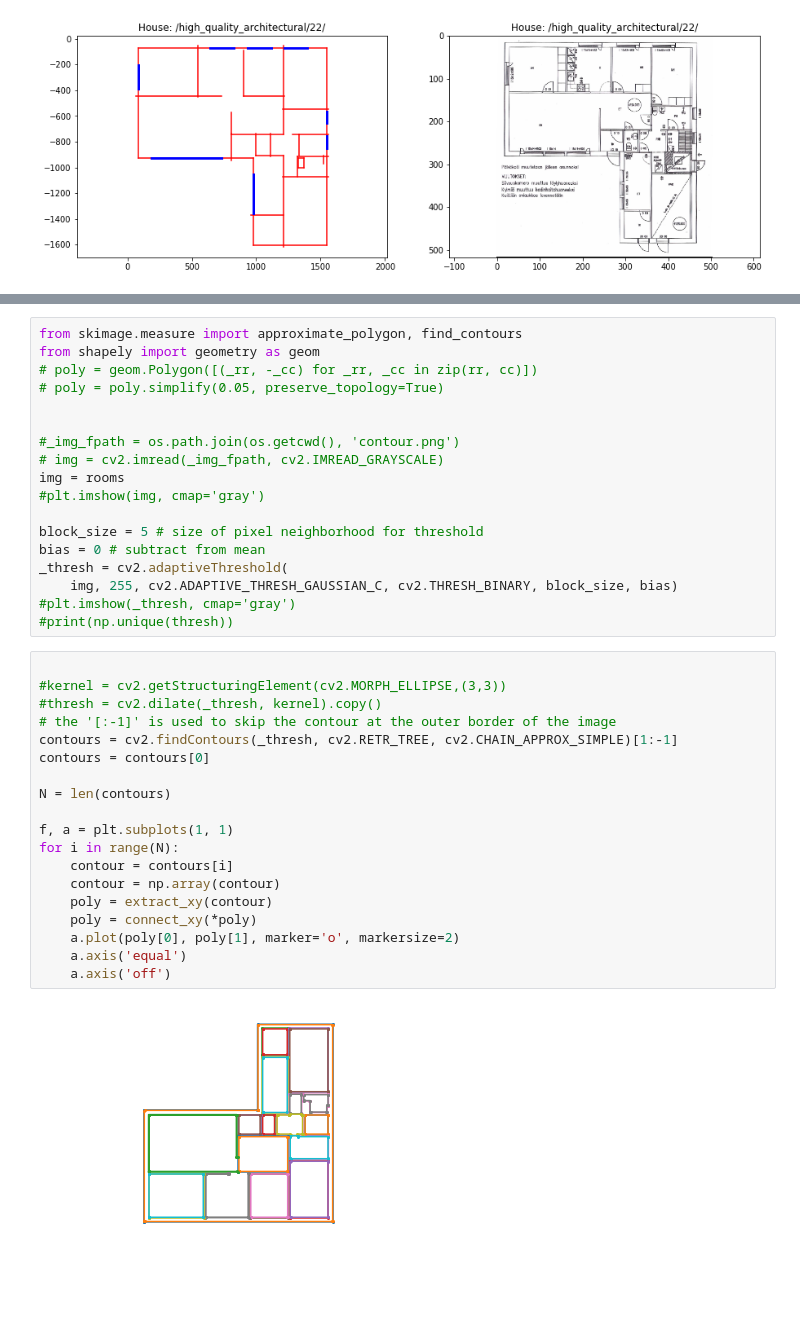
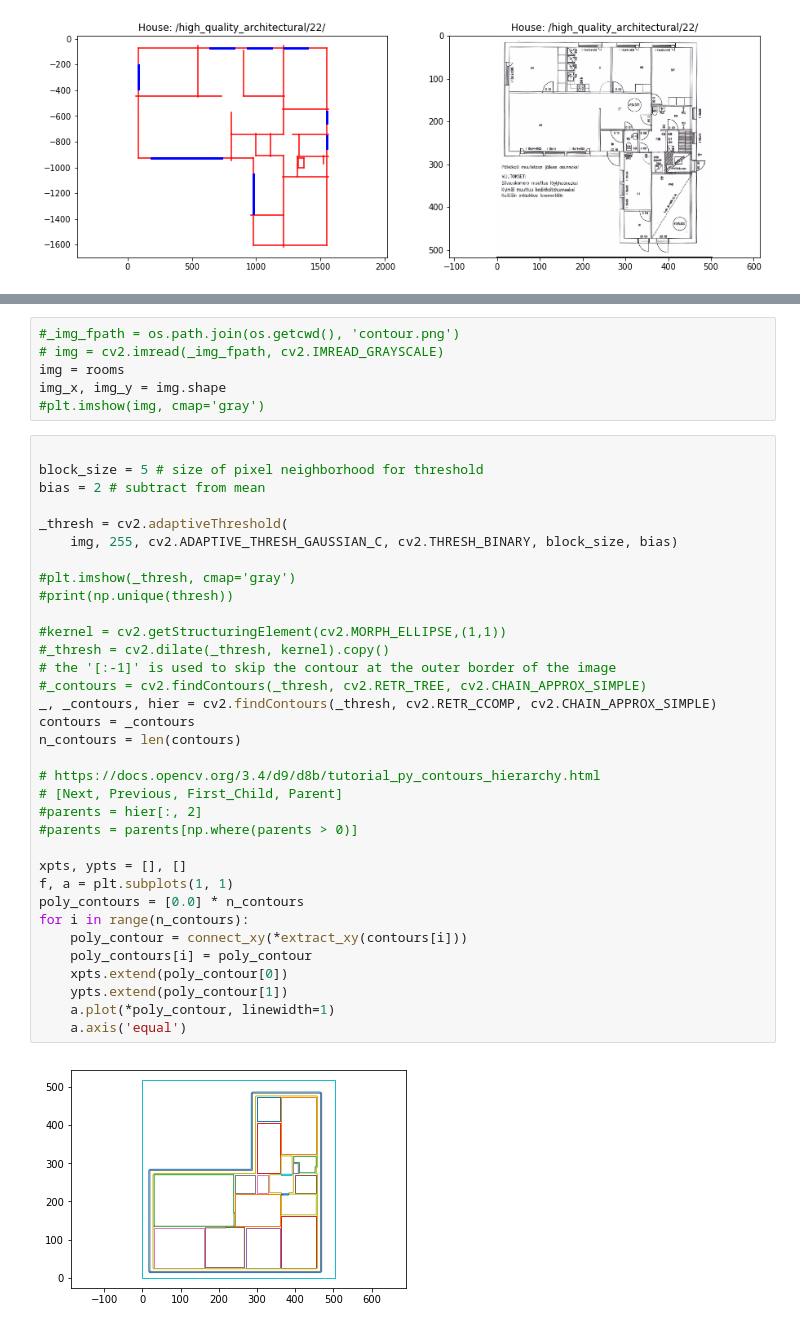
Before and after one commit to saeranv/CubiCasa5k, a Jupyter notebook: floorplan_bem/floorplan_bem.ipynb, the cells around one changed output, grey strips where cells are left out. Drawn from its saved outputs; the diff is of its cells as text; blank space fills up the shorter version.

```diff
--- a/floorplan_bem/floorplan_bem.ipynb
+++ b/floorplan_bem/floorplan_bem.ipynb
@@ -125,39 +142,42 @@ rooms = rooms_equal_color_mapping(rooms, N)
-# %%
-from skimage.measure import approximate_polygon, find_contours
-from shapely import geometry as geom
-# poly = geom.Polygon([(_rr, -_cc) for _rr, _cc in zip(rr, cc)])
-# poly = poly.simplify(0.05, preserve_topology=True)
-
-
-#_img_fpath = os.path.join(os.getcwd(), 'contour.png')
-# img = cv2.imread(_img_fpath, cv2.IMREAD_GRAYSCALE)
-img = rooms
-#plt.imshow(img, cmap='gray')
-
-block_size = 5 # size of pixel neighborhood for threshold
-bias = 0 # subtract from mean
-_thresh = cv2.adaptiveThreshold(
-    img, 255, cv2.ADAPTIVE_THRESH_GAUSSIAN_C, cv2.THRESH_BINARY, block_size, bias)
-#plt.imshow(_thresh, cmap='gray')
-#print(np.unique(thresh))
+# %%
+#_img_fpath = os.path.join(os.getcwd(), 'contour.png')
+# img = cv2.imread(_img_fpath, cv2.IMREAD_GRAYSCALE)
+img = rooms
+img_x, img_y = img.shape
+#plt.imshow(img, cmap='gray')
 # %%
 
-#kernel = cv2.getStructuringElement(cv2.MORPH_ELLIPSE,(3,3))
-#thresh = cv2.dilate(_thresh, kernel).copy()
+block_size = 5 # size of pixel neighborhood for threshold
+bias = 2 # subtract from mean
+
+_thresh = cv2.adaptiveThreshold(
+    img, 255, cv2.ADAPTIVE_THRESH_GAUSSIAN_C, cv2.THRESH_BINARY, block_size, bias)
+
+#plt.imshow(_thresh, cmap='gray')
+#print(np.unique(thresh))
+
+#kernel = cv2.getStructuringElement(cv2.MORPH_ELLIPSE,(1,1))
+#_thresh = cv2.dilate(_thresh, kernel).copy()
 # the '[:-1]' is used to skip the contour at the outer border of the image
-contours = cv2.findContours(_thresh, cv2.RETR_TREE, cv2.CHAIN_APPROX_SIMPLE)[1:-1]
-contours = contours[0]
+#_contours = cv2.findContours(_thresh, cv2.RETR_TREE, cv2.CHAIN_APPROX_SIMPLE)
+_, _contours, hier = cv2.findContours(_thresh, cv2.RETR_CCOMP, cv2.CHAIN_APPROX_SIMPLE)
+contours = _contours
+n_contours = len(contours)
 
-N = len(contours)
+# https://docs.opencv.org/3.4/d9/d8b/tutorial_py_contours_hierarchy.html
+# [Next, Previous, First_Child, Parent]
+#parents = hier[:, 2]
+#parents = parents[np.where(parents > 0)]
 
+xpts, ypts = [], []
 f, a = plt.subplots(1, 1)
-for i in range(N):
-    contour = contours[i]
-    contour = np.array(contour)
-    poly = extract_xy(contour)
-    poly = connect_xy(*poly)
-    a.plot(poly[0], poly[1], marker='o', markersize=2)
+poly_contours = [0.0] * n_contours
+for i in range(n_contours):
+    poly_contour = connect_xy(*extract_xy(contours[i]))
+    poly_contours[i] = poly_contour
+    xpts.extend(poly_contour[0])
+    ypts.extend(poly_contour[1])
+    a.plot(*poly_contour, linewidth=1)
     a.axis('equal')
-    a.axis('off')
 # %% [output]
-[figure, old version]
+[figure, new version]
```
Also changed, not shown: parts of 8 cells of this notebook.
